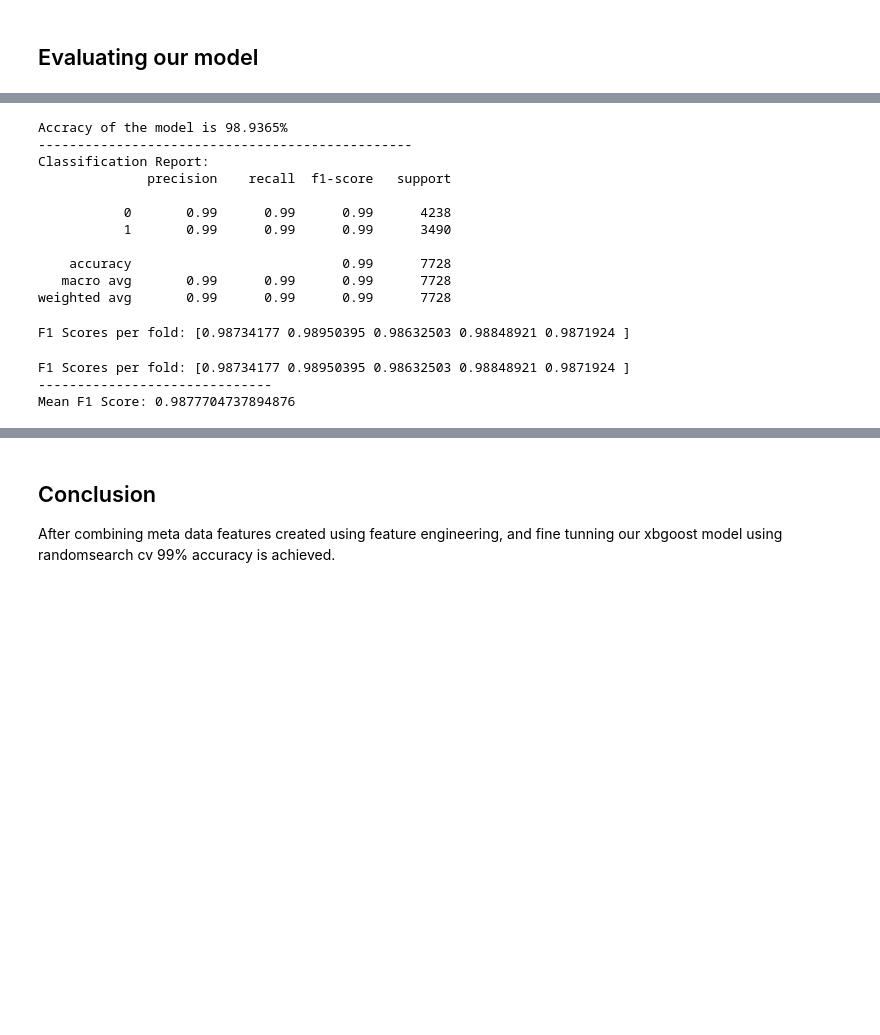
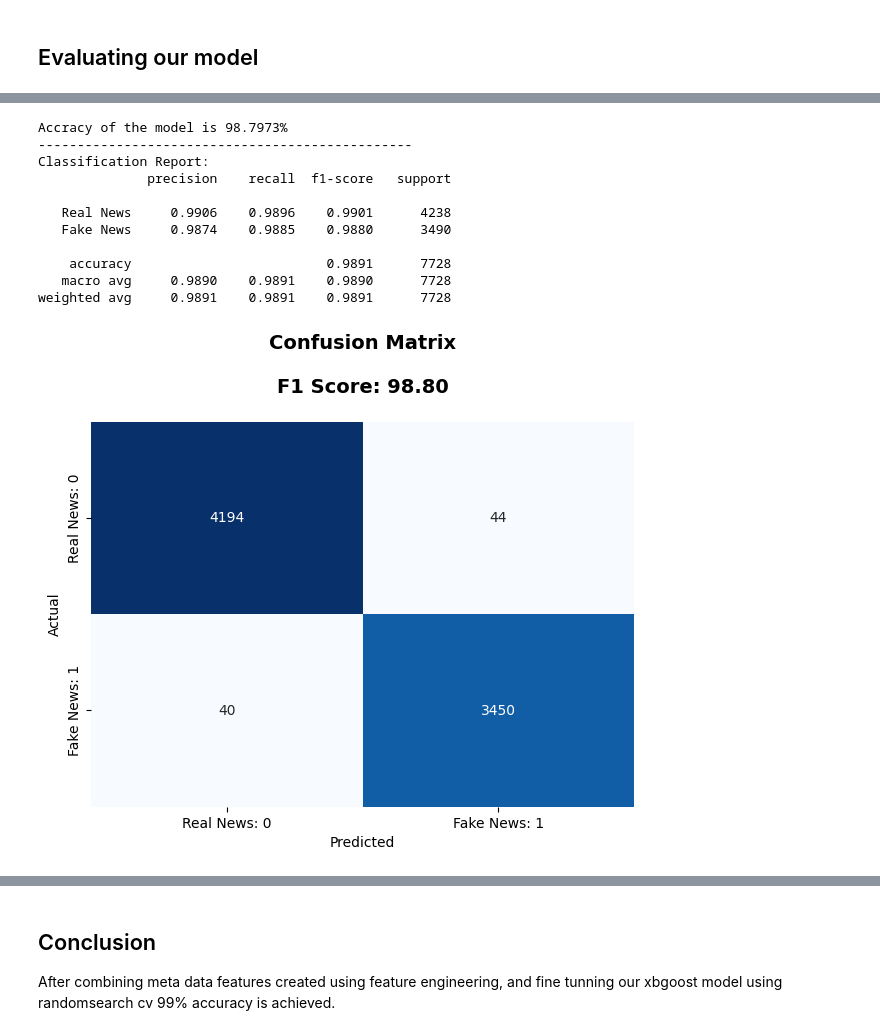
Before and after one commit to regmi-keshav/misinfo-detector, a Jupyter notebook: notebooks/modeling.ipynb, the cells around one changed output, grey strips where cells are left out. Cells and saved outputs as stored; diff of their text form; code cells hidden in the pictures; blank space fills up the shorter version.

```diff
--- a/notebooks/modeling.ipynb
+++ b/notebooks/modeling.ipynb
@@ -361,0 +411,19 @@ Mean Accuracy: 98.56%
+# %%
+# Transformer using TfidfVectorizer
+trf_tfid = ColumnTransformer(
+    transformers=[
+        ('vectorizer', TfidfVectorizer(), 'text')
+    ],
+    remainder='passthrough',  # Keep non-text features
+    force_int_remainder_cols=False
+)
+
+# New pipeline using Tfidf
+tfid_model = Pipeline(
+    steps=[
+        ('trf1', trf_tfid),
+        ('classifier', XGBClassifier(objective='binary:logistic', eval_metric='logloss'))
+    ]
+)
+# %%
+tfid_model.fit(X_train, y_train)
@@ -460,33 +610,39 @@ f1score= f1_score(y_test, y_pred)*100
 print(f"Accracy of the model is {f1score:.4f}%")
 print('------------------------------------------------')
 print('Classification Report:')
-print(classification_report(y_test, y_pred))
+print(classification_report(y_test, y_pred, target_names=['Real News', 'Fake News'], digits=4))
 # %% [output]
-Accracy of the model is 98.9365%
+Accracy of the model is 98.7973%
 ------------------------------------------------
 Classification Report:
               precision    recall  f1-score   support
 
-           0       0.99      0.99      0.99      4238
-           1       0.99      0.99      0.99      3490
+   Real News     0.9906    0.9896    0.9901      4238
+   Fake News     0.9874    0.9885    0.9880      3490
 
-    accuracy                           0.99      7728
-   macro avg       0.99      0.99      0.99      7728
-weighted avg       0.99      0.99      0.99      7728
+    accuracy                         0.9891      7728
+   macro avg     0.9890    0.9891    0.9890      7728
+weighted avg     0.9891    0.9891    0.9891      7728
-# %%
-from sklearn.model_selection import StratifiedKFold, cross_val_score
-
-skf = StratifiedKFold(n_splits=5, shuffle=True, random_state=42)
-
-scores = cross_val_score(best_model_pipeline, X, y, cv=skf, scoring='f1')
-print("F1 Scores per fold:", scores)
-# %% [output]
-F1 Scores per fold: [0.98734177 0.98950395 0.98632503 0.98848921 0.9871924 ]
-# %%
-print("F1 Scores per fold:", scores)
-print("------------------------------")
-print("Mean F1 Score:", scores.mean())
-# %% [output]
-F1 Scores per fold: [0.98734177 0.98950395 0.98632503 0.98848921 0.9871924 ]
-------------------------------
-Mean F1 Score: 0.9877704737894876
+# %%
+from sklearn.metrics import confusion_matrix
+import seaborn as sns
+import matplotlib.pyplot as plt
+
+
+
+# Compute confusion matrix
+cm = confusion_matrix(y_test, y_pred)
+# %%
+plt.figure(figsize=(7,5))
+sns.heatmap(cm, annot=True, fmt='d', cmap='Blues', cbar=False,
+            xticklabels=['Real News: 0', 'Fake News: 1'],
+            yticklabels=['Real News: 0', 'Fake News: 1'])
+plt.xlabel('Predicted')
+plt.ylabel('Actual')
+plt.title(f'Confusion Matrix\n\nF1 Score: {f1score:.2f}\n', fontsize=14, fontweight='bold', pad=5)
+
+
+plt.savefig('confusion_matrix.png')
+plt.show()
+# %% [output]
+[figure, added]
```
Also changed, not shown: parts of 47 cells of this notebook, 2 other files.
